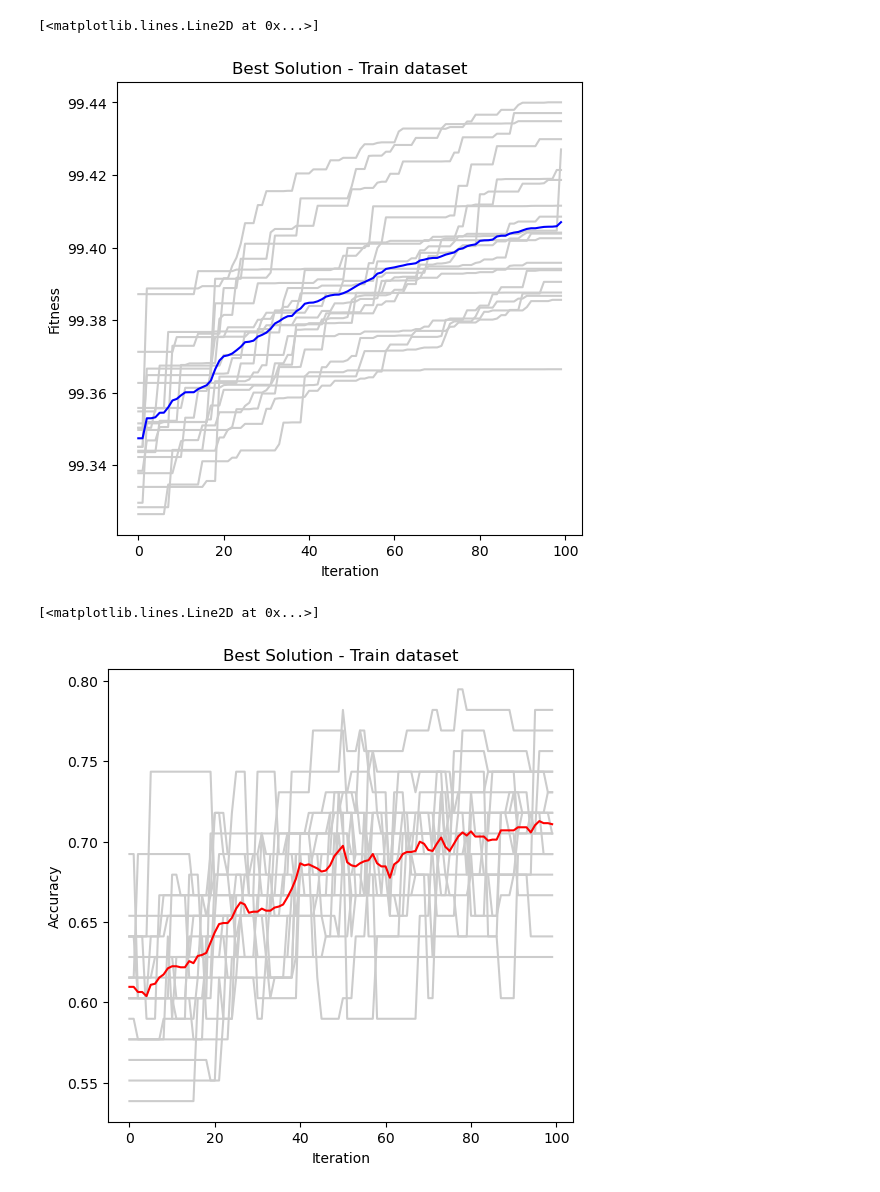
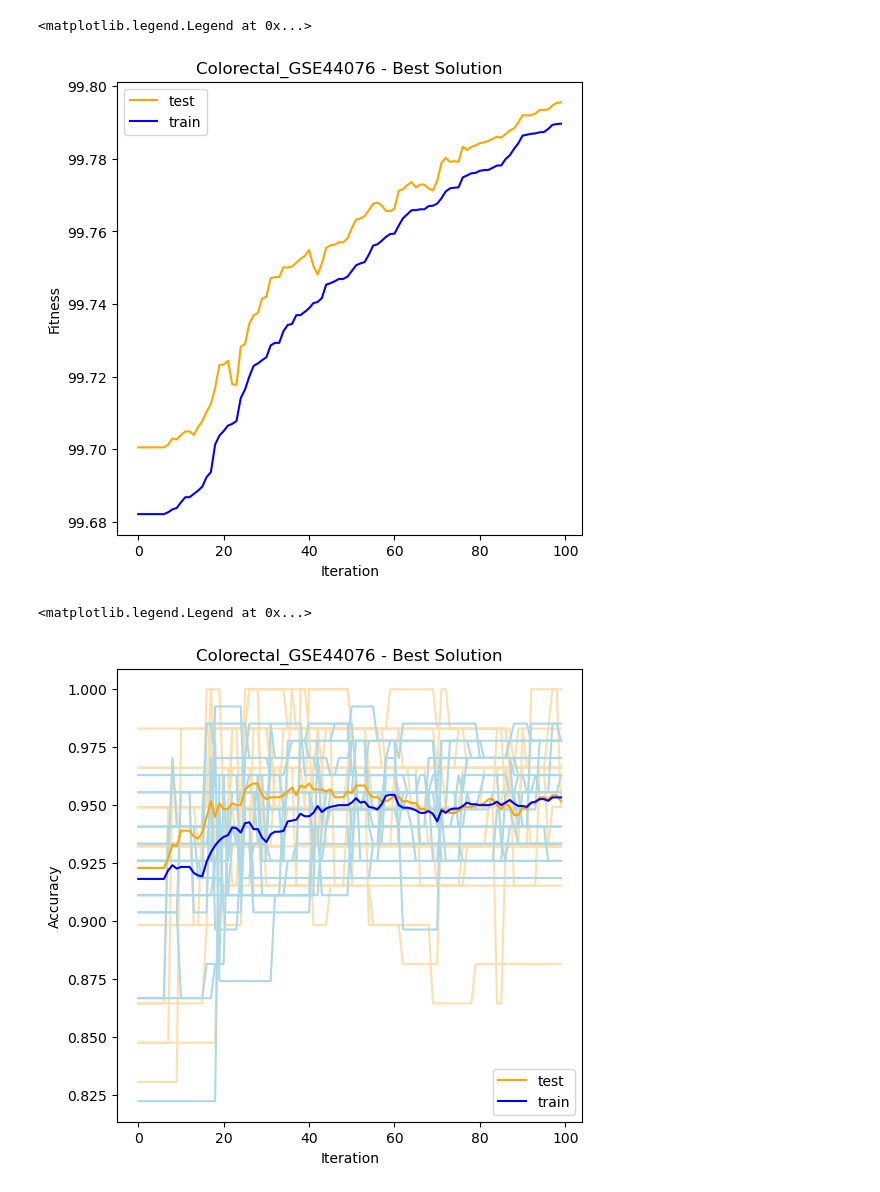
Before and after one commit to dan-gn/SMS-MONEAT, a Jupyter notebook: notebooks/plot_results.ipynb, the cells around one changed output. Saved outputs shown, nothing was run; the diff lists cells and outputs as text; code cells hidden in the pictures.

```diff
--- a/notebooks/plot_results.ipynb
+++ b/notebooks/plot_results.ipynb
@@ -11,12 +11,16 @@ os.environ["KMP_DUPLICATE_LIB_OK"]="TRUE"
 
 %matplotlib inline
 # %%
+# dataset = 'Breast_GSE42568'
+dataset = 'Colorectal_GSE44076'
+# dataset = 'Leukemia_GSE63270'
+
 n_tests = 20
 n_iterations = 100
 
 models = []
 for i in range(n_tests):
-	filename = f'bc_test_seed_{i}_it{n_iterations}_f.pkl'
+	filename = f'{dataset}_{i}_it{n_iterations}_MinMaxSc_f.pkl'
 	print(f'Reading test: {filename}')
 	with open(f'../results/{filename}', 'rb') as f:
 		problem, params, res = pickle.load(f)
@@ -56,28 +60,40 @@ for i in range(n_tests):
 # %%
 fig = plt.figure(figsize=(6,6), dpi= 100, facecolor='w', edgecolor='k')
 ax = plt.axes()
-ax.set_title('Best Solution - Train dataset')
+ax.set_title(f'{dataset} - Best Solution')
 ax.set_xlabel('Iteration')
 ax.set_ylabel('Fitness')
 
-for test in train_fit:
-    plt.plot(test[1:], color='0.8')
+# for test in test_fit:
+#     plt.plot(test[1:], color='navajowhite')
 
-plt.plot(np.mean(train_fit[:,1:], axis=0), color='b')
+# for test in train_fit:
+#     plt.plot(test[1:], color='lightblue')
+
+plt.plot(np.mean(test_fit[:,1:], axis=0), color='orange', label='test')
+plt.plot(np.mean(train_fit[:,1:], axis=0), color='b', label='train')
+
+ax.legend()
 # %% [output]
-[<matplotlib.lines.Line2D at 0x...>]
+<matplotlib.legend.Legend at 0x...>
-[figure, old version]
+[figure, new version]
 # %%
 fig = plt.figure(figsize=(6,6), dpi= 100, facecolor='w', edgecolor='k')
 ax = plt.axes()
-ax.set_title('Best Solution - Train dataset')
+ax.set_title(f'{dataset} - Best Solution')
 ax.set_xlabel('Iteration')
 ax.set_ylabel('Accuracy')
 
+for test in test_acc:
+    plt.plot(test[1:], color='navajowhite')
+
 for test in train_acc:
-    plt.plot(test[1:], color='0.8')
+    plt.plot(test[1:], color='lightblue')
 
-plt.plot(np.mean(train_acc[:, 1:], axis=0), color='r')
+plt.plot(np.mean(test_acc[:,1:], axis=0), color='orange', label='test')
+plt.plot(np.mean(train_acc[:,1:], axis=0), color='b', label='train')
+
+ax.legend()
 # %% [output]
-[<matplotlib.lines.Line2D at 0x...>]
+<matplotlib.legend.Legend at 0x...>
-[figure, old version]
+[figure, new version]
```
Also changed, not shown: parts of 3 cells of this notebook, 9 other files.
